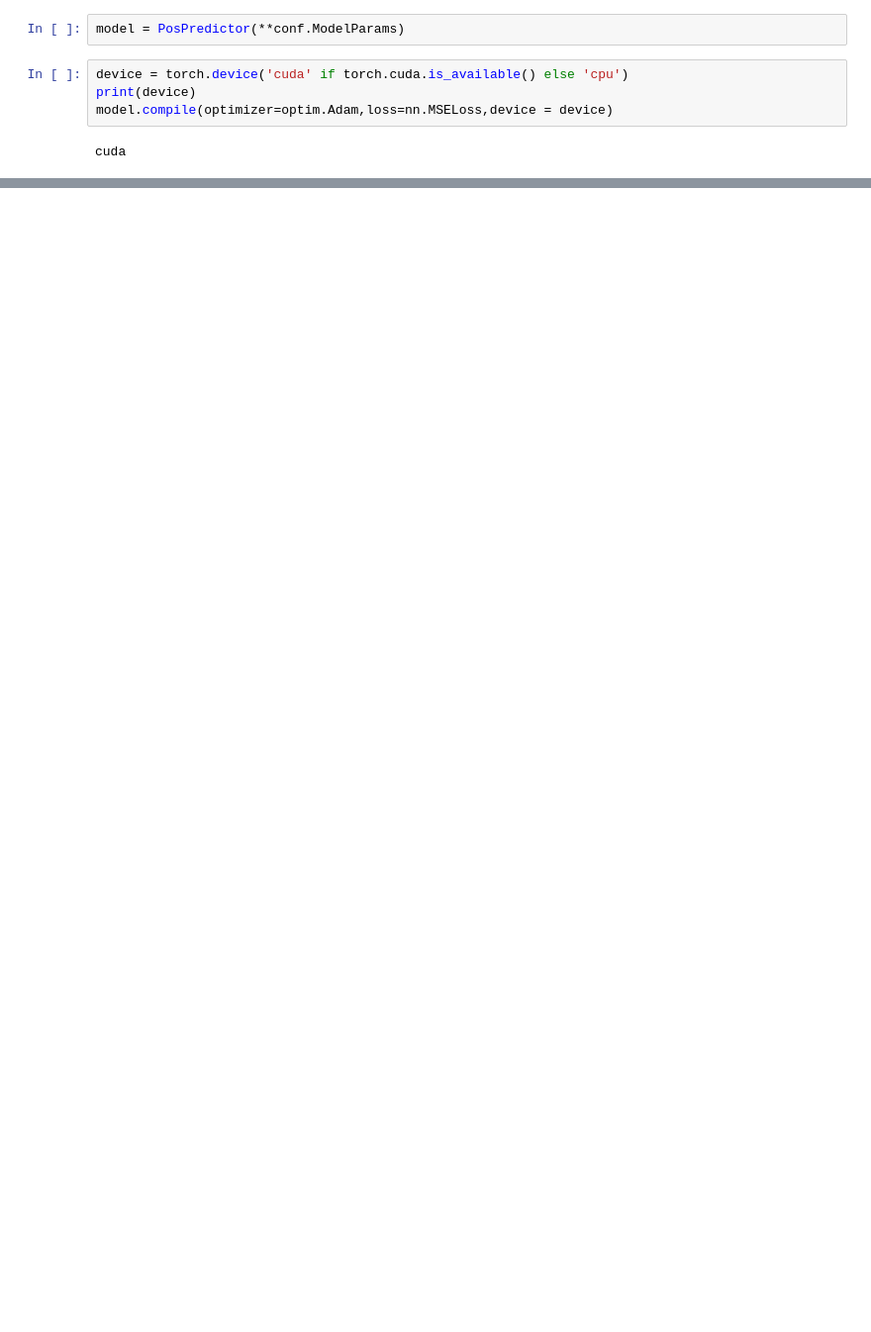
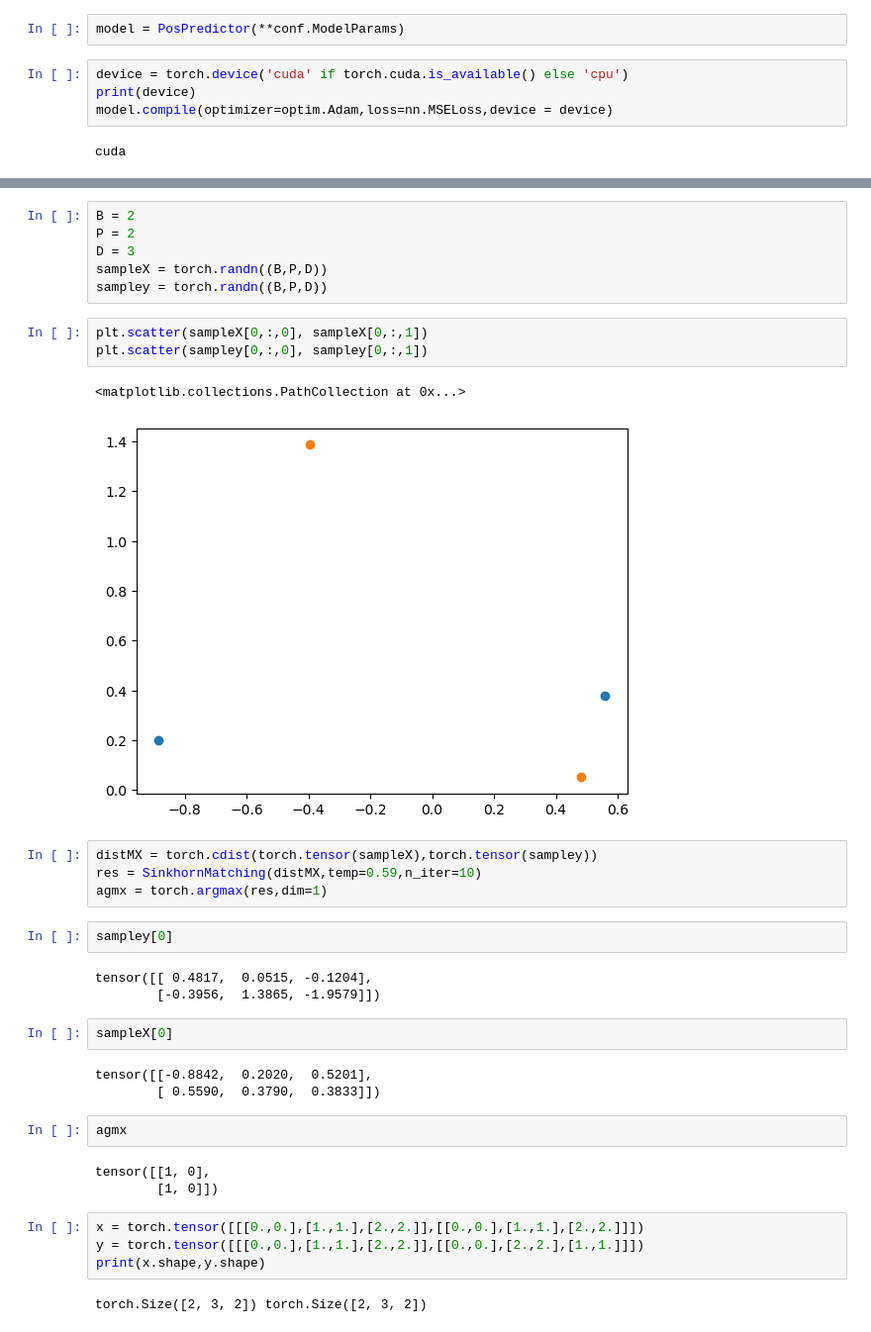
Before and after one commit to Dudgit/PCT_tracking, a Jupyter notebook: eda.ipynb, the cells around one changed output, grey strips where cells are left out. Shown at 99% size. Saved outputs shown, nothing was run; the diff lists cells and outputs as text; blank space fills up the shorter version.

```diff
--- a/eda.ipynb
+++ b/eda.ipynb
@@ -83,0 +107,37 @@ KeyboardInterrupt:
+# %%
+B = 2
+P = 2
+D = 3
+sampleX = torch.randn((B,P,D))
+sampley = torch.randn((B,P,D))
+# %%
+plt.scatter(sampleX[0,:,0], sampleX[0,:,1])
+plt.scatter(sampley[0,:,0], sampley[0,:,1])
+# %% [output]
+<matplotlib.collections.PathCollection at 0x...>
+[figure, added]
+# %%
+distMX = torch.cdist(torch.tensor(sampleX),torch.tensor(sampley))
+res = SinkhornMatching(distMX,temp=0.59,n_iter=10)
+agmx = torch.argmax(res,dim=1)
+# %%
+sampley[0]
+# %% [output]
+tensor([[ 0.4817,  0.0515, -0.1204],
+        [-0.3956,  1.3865, -1.9579]])
+# %%
+sampleX[0]
+# %% [output]
+tensor([[-0.8842,  0.2020,  0.5201],
+        [ 0.5590,  0.3790,  0.3833]])
+# %%
+agmx
+# %% [output]
+tensor([[1, 0],
+        [1, 0]])
+# %%
+x = torch.tensor([[[0.,0.],[1.,1.],[2.,2.]],[[0.,0.],[1.,1.],[2.,2.]]])
+y = torch.tensor([[[0.,0.],[1.,1.],[2.,2.]],[[0.,0.],[2.,2.],[1.,1.]]])
+print(x.shape,y.shape)
+# %% [output]
+torch.Size([2, 3, 2]) torch.Size([2, 3, 2])
```
Also changed, not shown: parts of 47 cells of this notebook, 5 other files.
